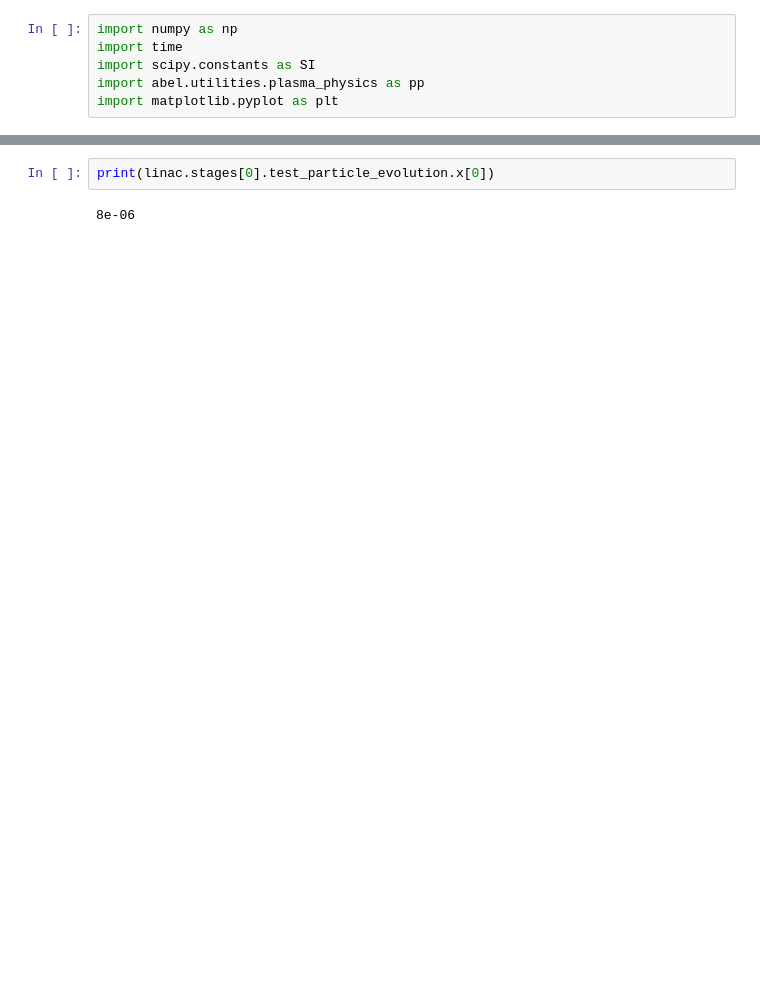
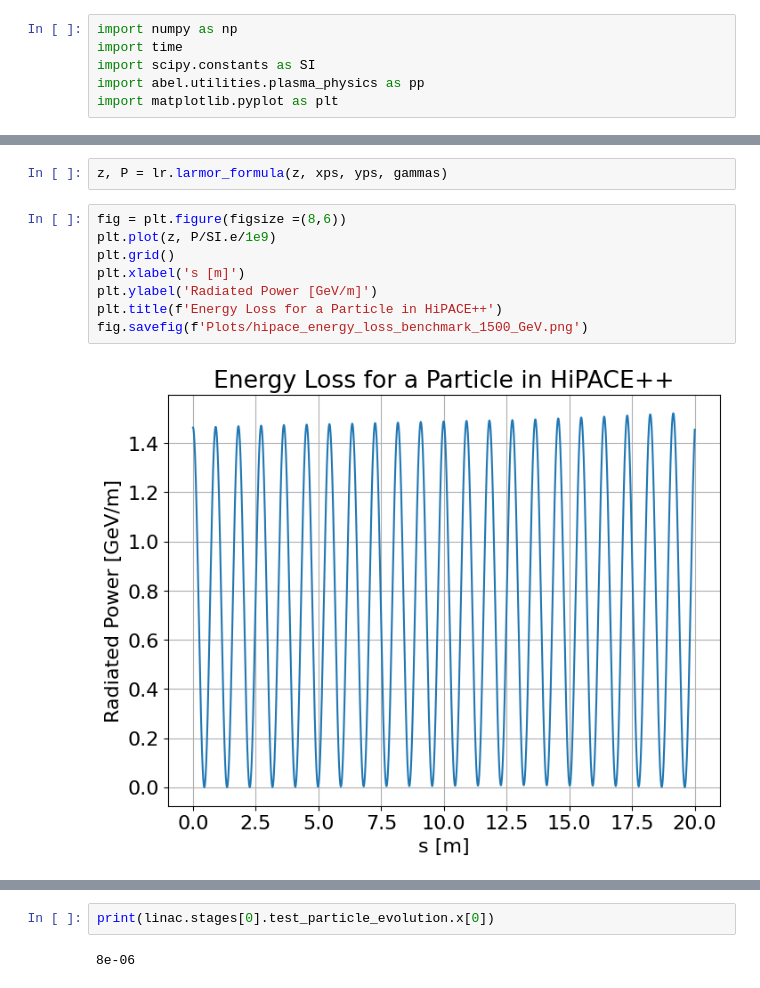
Before and after one commit to Knallvik/Master, a Jupyter notebook: ABEL_scripts/hipace_energy_spread.ipynb, the cells around one changed output, grey strips where cells are left out. Cells and saved outputs as stored; diff of their text form; blank space fills up the shorter version.

```diff
--- a/ABEL_scripts/hipace_energy_spread.ipynb
+++ b/ABEL_scripts/hipace_energy_spread.ipynb
@@ -88,3 +99,15 @@ fig = linac.stages[0].plot_wake()
+# %%
+z, P = lr.larmor_formula(z, xps, yps, gammas)
+# %%
+fig = plt.figure(figsize =(8,6))
+plt.plot(z, P/SI.e/1e9)
+plt.grid()
+plt.xlabel('s [m]')
+plt.ylabel('Radiated Power [GeV/m]')
+plt.title(f'Energy Loss for a Particle in HiPACE++')
+fig.savefig(f'Plots/hipace_energy_loss_benchmark_1500_GeV.png')
+# %% [output]
+[figure, added]
 # %%
 ## define driver
 driver = SourceBasic()
```
Also changed, not shown: parts of 9 cells of this notebook, 22 other files.
